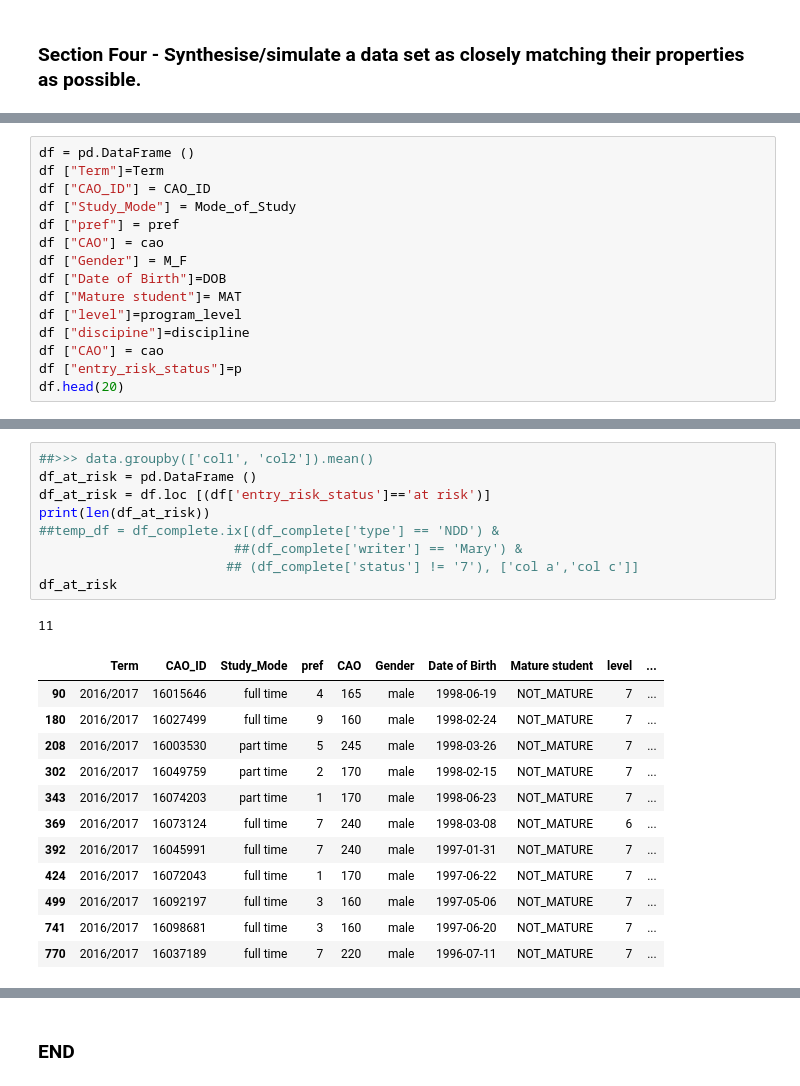
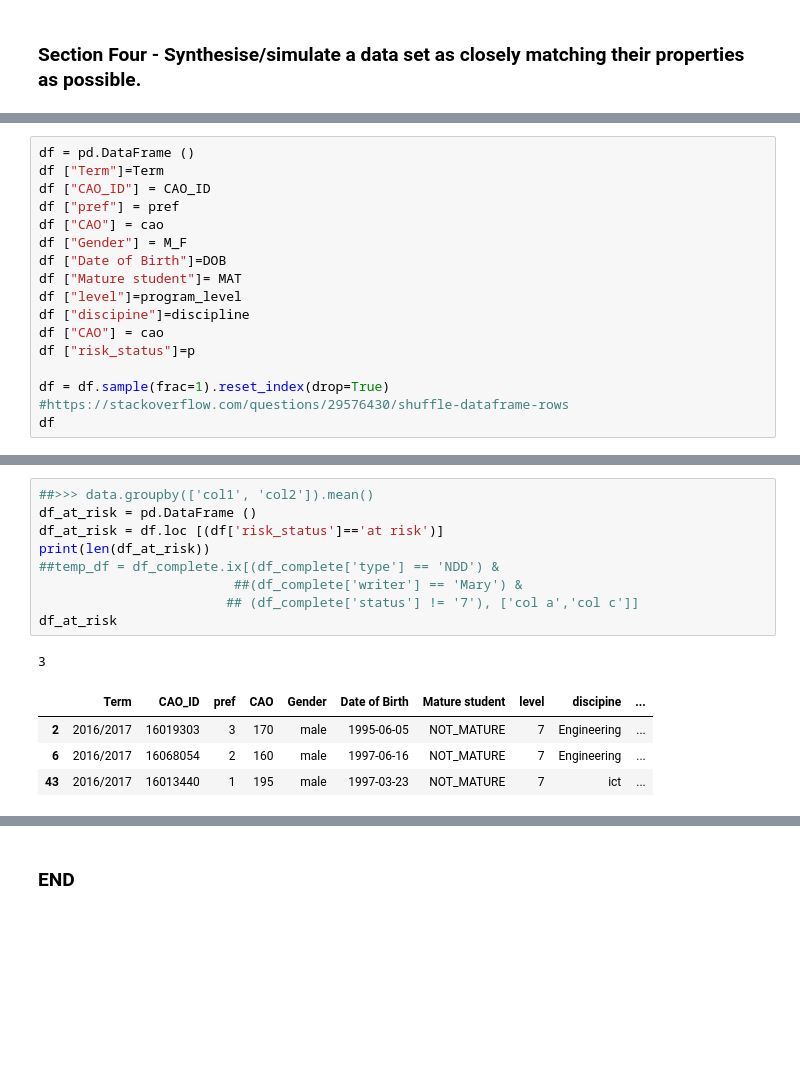
Before and after one commit to Hudsonsue/progproj, a Jupyter notebook: Project_Programming_Data_Analytics.ipynb, the cells around one changed output, grey strips where cells are left out. Cells and saved outputs as stored; diff of their text form; blank space fills up the shorter version.

```diff
--- a/Project_Programming_Data_Analytics.ipynb
+++ b/Project_Programming_Data_Analytics.ipynb
@@ -258,7 +187,6 @@ dtype: int64
 df = pd.DataFrame ()
 df ["Term"]=Term
 df ["CAO_ID"] = CAO_ID
-df ["Study_Mode"] = Mode_of_Study
 df ["pref"] = pref
 df ["CAO"] = cao
 df ["Gender"] = M_F
@@ -267,6 +195,9 @@ df ["Mature student"]= MAT
 df ["level"]=program_level
 df ["discipine"]=discipline
 df ["CAO"] = cao
-df ["entry_risk_status"]=p
-df.head(20)
+df ["risk_status"]=p
+
+df = df.sample(frac=1).reset_index(drop=True)
+#https://stackoverflow.com/questions/29576430/shuffle-dataframe-rows
+df
 # %% [output]
@@ -290,26 +222,18 @@ df.head(20)
 # %%
 ##>>> data.groupby(['col1', 'col2']).mean()
 df_at_risk = pd.DataFrame ()
-df_at_risk = df.loc [(df['entry_risk_status']=='at risk')]
+df_at_risk = df.loc [(df['risk_status']=='at risk')]
 print(len(df_at_risk))
 ##temp_df = df_complete.ix[(df_complete['type'] == 'NDD') &
                          ##(df_complete['writer'] == 'Mary') &
                         ## (df_complete['status'] != '7'), ['col a','col c']]
 df_at_risk
 # %% [output]
-11
+3
-|  | Term | CAO_ID | Study_Mode | pref | CAO | Gender | Date of Birth | Mature student | level | ... |
-| 90 | 2016/2017 | 16015646 | full time | 4 | 165 | male | 1998-06-19 | NOT_MATURE | 7 | ... |
-| 180 | 2016/2017 | 16027499 | full time | 9 | 160 | male | 1998-02-24 | NOT_MATURE | 7 | ... |
-| 208 | 2016/2017 | 16003530 | part time | 5 | 245 | male | 1998-03-26 | NOT_MATURE | 7 | ... |
-| 302 | 2016/2017 | 16049759 | part time | 2 | 170 | male | 1998-02-15 | NOT_MATURE | 7 | ... |
-| 343 | 2016/2017 | 16074203 | part time | 1 | 170 | male | 1998-06-23 | NOT_MATURE | 7 | ... |
-| 369 | 2016/2017 | 16073124 | full time | 7 | 240 | male | 1998-03-08 | NOT_MATURE | 6 | ... |
-| 392 | 2016/2017 | 16045991 | full time | 7 | 240 | male | 1997-01-31 | NOT_MATURE | 7 | ... |
-| 424 | 2016/2017 | 16072043 | full time | 1 | 170 | male | 1997-06-22 | NOT_MATURE | 7 | ... |
-| 499 | 2016/2017 | 16092197 | full time | 3 | 160 | male | 1997-05-06 | NOT_MATURE | 7 | ... |
-| 741 | 2016/2017 | 16098681 | full time | 3 | 160 | male | 1997-06-20 | NOT_MATURE | 7 | ... |
-| 770 | 2016/2017 | 16037189 | full time | 7 | 220 | male | 1996-07-11 | NOT_MATURE | 7 | ... |
+|  | Term | CAO_ID | pref | CAO | Gender | Date of Birth | Mature student | level | discipine | ... |
+| 2 | 2016/2017 | 16019303 | 3 | 170 | male | 1995-06-05 | NOT_MATURE | 7 | Engineering | ... |
+| 6 | 2016/2017 | 16068054 | 2 | 160 | male | 1997-06-16 | NOT_MATURE | 7 | Engineering | ... |
+| 43 | 2016/2017 | 16013440 | 1 | 195 | male | 1997-03-23 | NOT_MATURE | 7 | ict | ... |
 # %%
 df.describe()
 df.describe(include='all')
```
Also changed, not shown: parts of 32 cells of this notebook, 2 other files.
